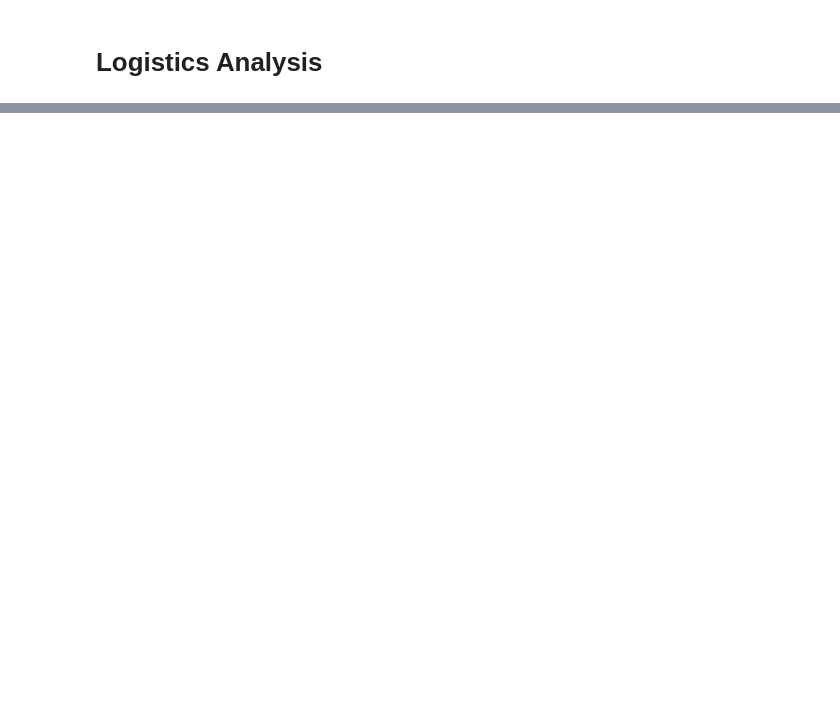
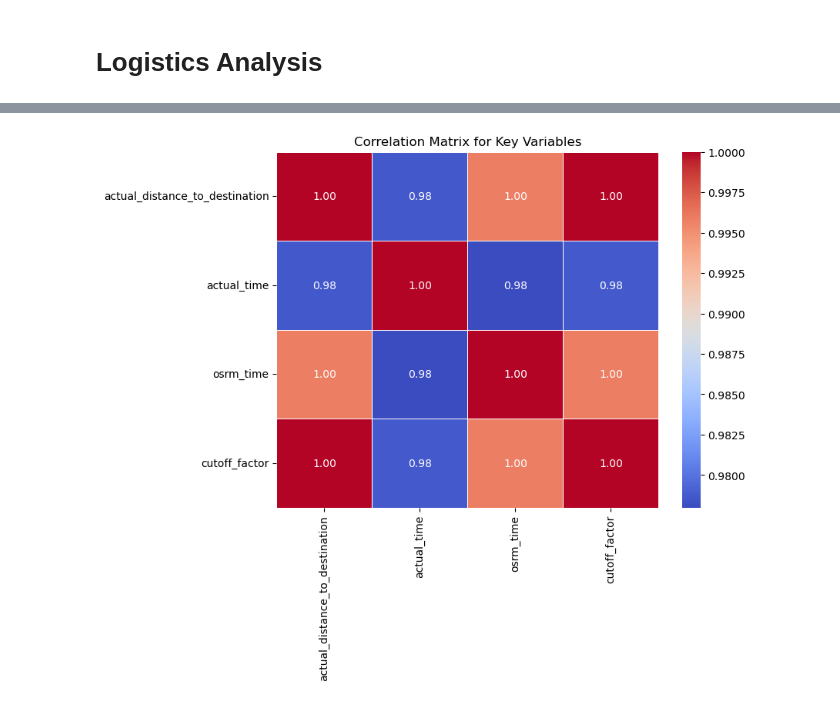
Before and after one commit to MiltonGreat/Delhivery-Logistics-Analysis, a Jupyter notebook: Logistics Analysis.ipynb, the cells around one changed output, grey strips where cells are left out. Cells and saved outputs as stored; diff of their text form; code cells hidden in the pictures; blank space fills up the shorter version.

```diff
--- a/Logistics Analysis.ipynb
+++ b/Logistics Analysis.ipynb
@@ -213,0 +72,11 @@ Estimated Cost Savings: 14146282.07 units
+# %%
+# Convert timestamps to datetime
+time_columns = ['trip_creation_time', 'od_start_time', 'od_end_time', 'cutoff_timestamp']
+for col in time_columns:
+    df[col] = pd.to_datetime(df[col], errors='coerce')
+
+df.dropna(subset=['od_start_time'], inplace=True)
+df['hour_of_day'] = df['od_start_time'].dt.hour
+df['day_of_week'] = df['od_start_time'].dt.dayofweek
+
+print("Data Cleaning Completed!\n")
@@ -213,0 +117,9 @@ Estimated Cost Savings: 14146282.07 units
+# %%
+# Correlation Analysis
+correlation_matrix = df[['actual_distance_to_destination', 'actual_time', 'osrm_time', 'cutoff_factor']].corr()
+plt.figure(figsize=(8, 6))
+sns.heatmap(correlation_matrix, annot=True, cmap='coolwarm', fmt='.2f', linewidths=0.5)
+plt.title('Correlation Matrix for Key Variables')
+plt.show()
+# %% [output]
+[figure, added]
```
Also changed, not shown: parts of 49 cells of this notebook.
